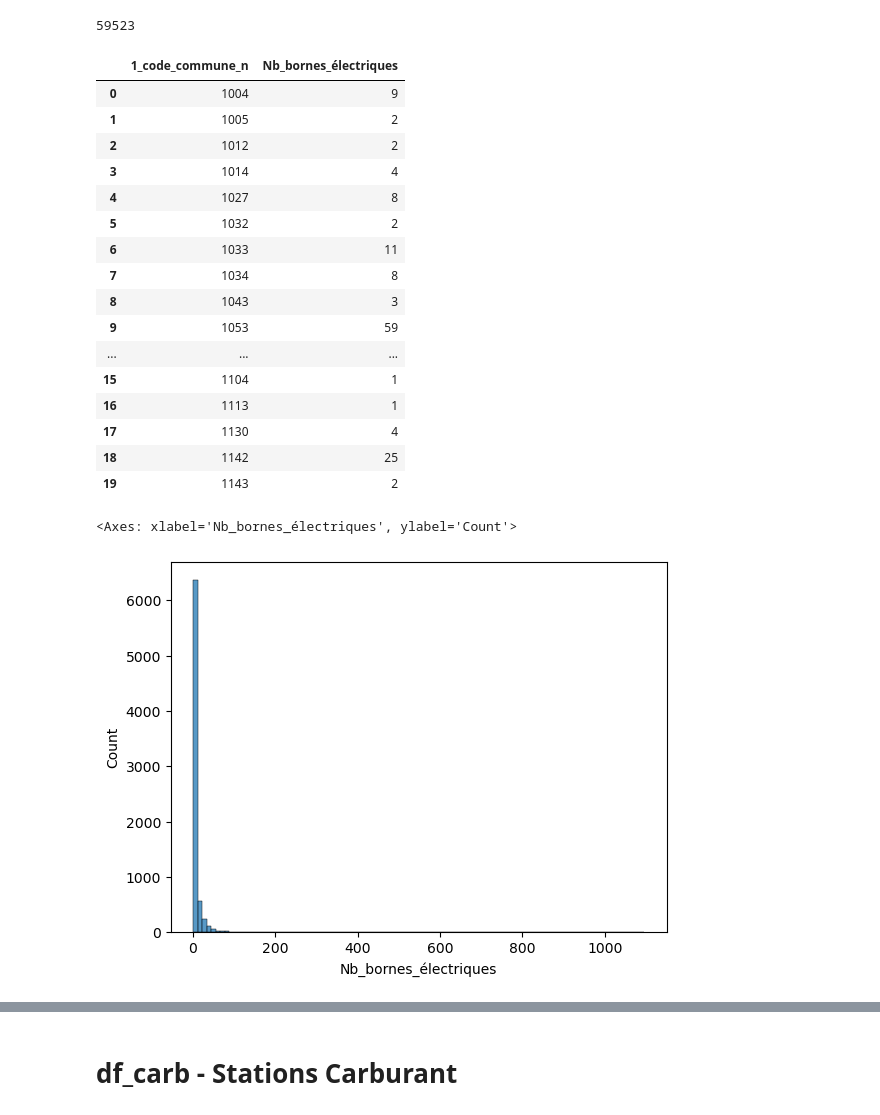
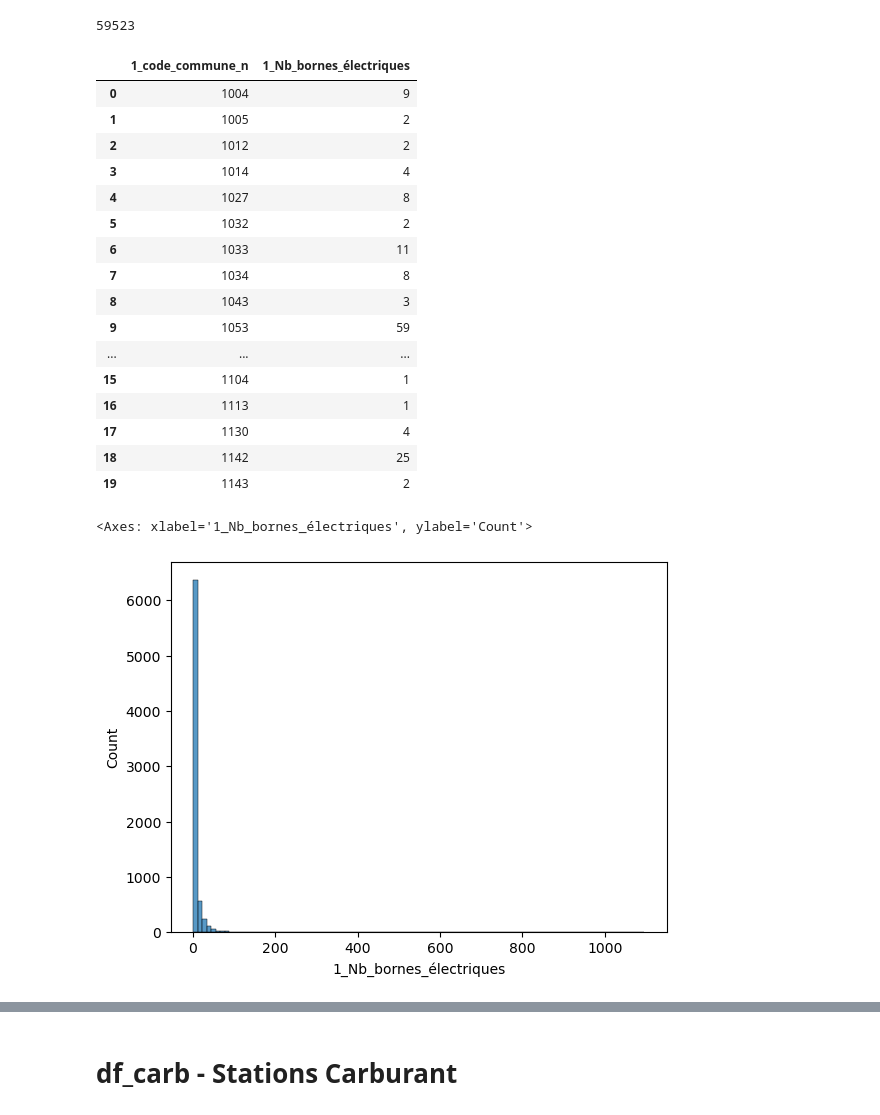
Before and after one commit to FilRougeMobilite/Mobilite, a Jupyter notebook: Merge_BornesCommunes.ipynb, the cells around one changed output, grey strips where cells are left out. Saved outputs shown, nothing was run; the diff lists cells and outputs as text; code cells hidden in the pictures.

```diff
--- a/Merge_BornesCommunes.ipynb
+++ b/Merge_BornesCommunes.ipynb
@@ -312,6 +312,6 @@ pd.DataFrame(df_elec['1_Nom Officiel Département'].value_counts())
 | Creuse | 34 |
 # %%
 df_elec_unique_nb = pd.DataFrame(df_elec_unique.groupby(by=['1_code_commune_n']).size())
-df_elec_unique_nb.rename(columns={0: 'Nb_bornes_électriques'}, inplace=True)
+df_elec_unique_nb.rename(columns={0: '1_Nb_bornes_électriques'}, inplace=True)
 df_elec_unique_nb.reset_index(inplace=True)
 # %%
@@ -321,7 +321,7 @@ df_elec_unique_nb['Nb_bornes_électriques'].sum()
 # %%
 df_elec_unique_nb[:20]
 # %% [output]
-|  | 1_code_commune_n | Nb_bornes_électriques |
+|  | 1_code_commune_n | 1_Nb_bornes_électriques |
 | 0 | 1004 | 9 |
 | 1 | 1005 | 2 |
 | 2 | 1012 | 2 |
@@ -340,9 +340,9 @@ df_elec_unique_nb[:20]
 | 19 | 1143 | 2 |
 # %%
 # plot histogram of NB_bornes_électriques with seaborn
-sns.histplot(data=df_elec_unique_nb, x='Nb_bornes_électriques', bins=100)
+sns.histplot(data=df_elec_unique_nb, x='1_Nb_bornes_électriques', bins=100)
 # %% [output]
-<Axes: xlabel='Nb_bornes_électriques', ylabel='Count'>
+<Axes: xlabel='1_Nb_bornes_électriques', ylabel='Count'>
-[figure, old version]
+[figure, new version]
 # %%
 # plot a bar plot of the 10  '1_code_commune_n' which have the highest number of 'Nb_bornes_électriques'
```
Also changed, not shown: parts of 81 cells of this notebook, 9 other files.
